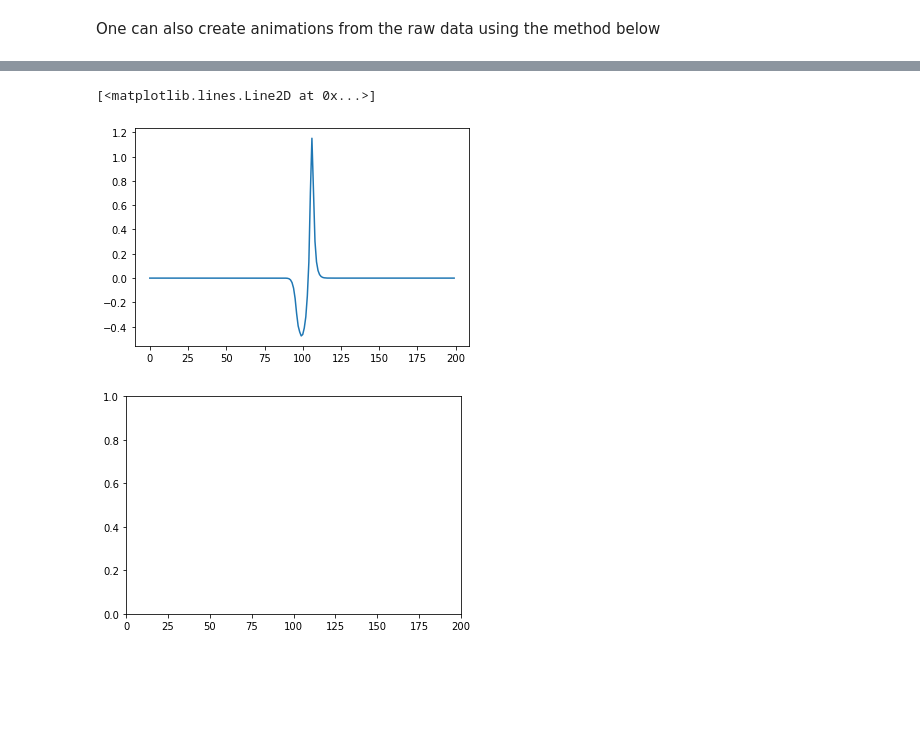
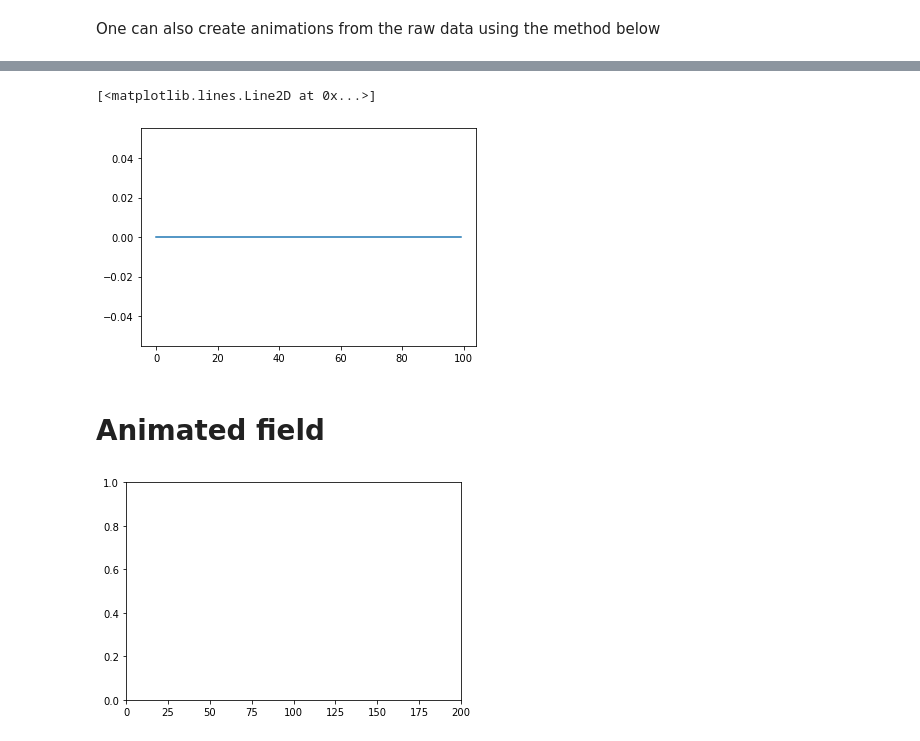
Before and after one commit to henrywatkins/gawain, a Jupyter notebook: example_scripts/example_gawain_notebook_briowu.ipynb, the cells around one changed output, grey strips where cells are left out. Saved outputs shown, nothing was run; the diff lists cells and outputs as text; code cells hidden in the pictures; blank space fills up the shorter version.

```diff
--- a/example_scripts/example_gawain_notebook_briowu.ipynb
+++ b/example_scripts/example_gawain_notebook_briowu.ipynb
@@ -167,6 +167,10 @@ data.plot('xmag', timesteps=[0,10,20,50,90])
 # %% [markdown]
 One can also create animations from the raw data using the method below
 # %%
-bx = data.get_data('xmag').reshape(100, 200)
-by = data.get_data("ymag").reshape(100, 200)
-bz = data.get_data("zmag").reshape(100, 200)
+bx = data.get_data('xmag').reshape(100, 100)
+by = data.get_data("ymag").reshape(100, 100)
+bz = data.get_data("zmag").reshape(100, 100)
+# %%
+bx_p = np.roll(bx[50], 1, axis=0)
+bx_m = np.roll(bx[50], -1, axis=0)
+div = bx_p-bx_m
@@ -173,5 +187,7 @@ bz = data.get_data("zmag").reshape(100, 200)
 # %%
-plt.plot(bz[20, :])
+plt.plot(div)
 # %% [output]
 [<matplotlib.lines.Line2D at 0x...>]
-[figure, old version]
+[figure, new version]
+# %% [markdown]
+# Animated field
```
Also changed, not shown: parts of 6 cells of this notebook, 10 other files.
